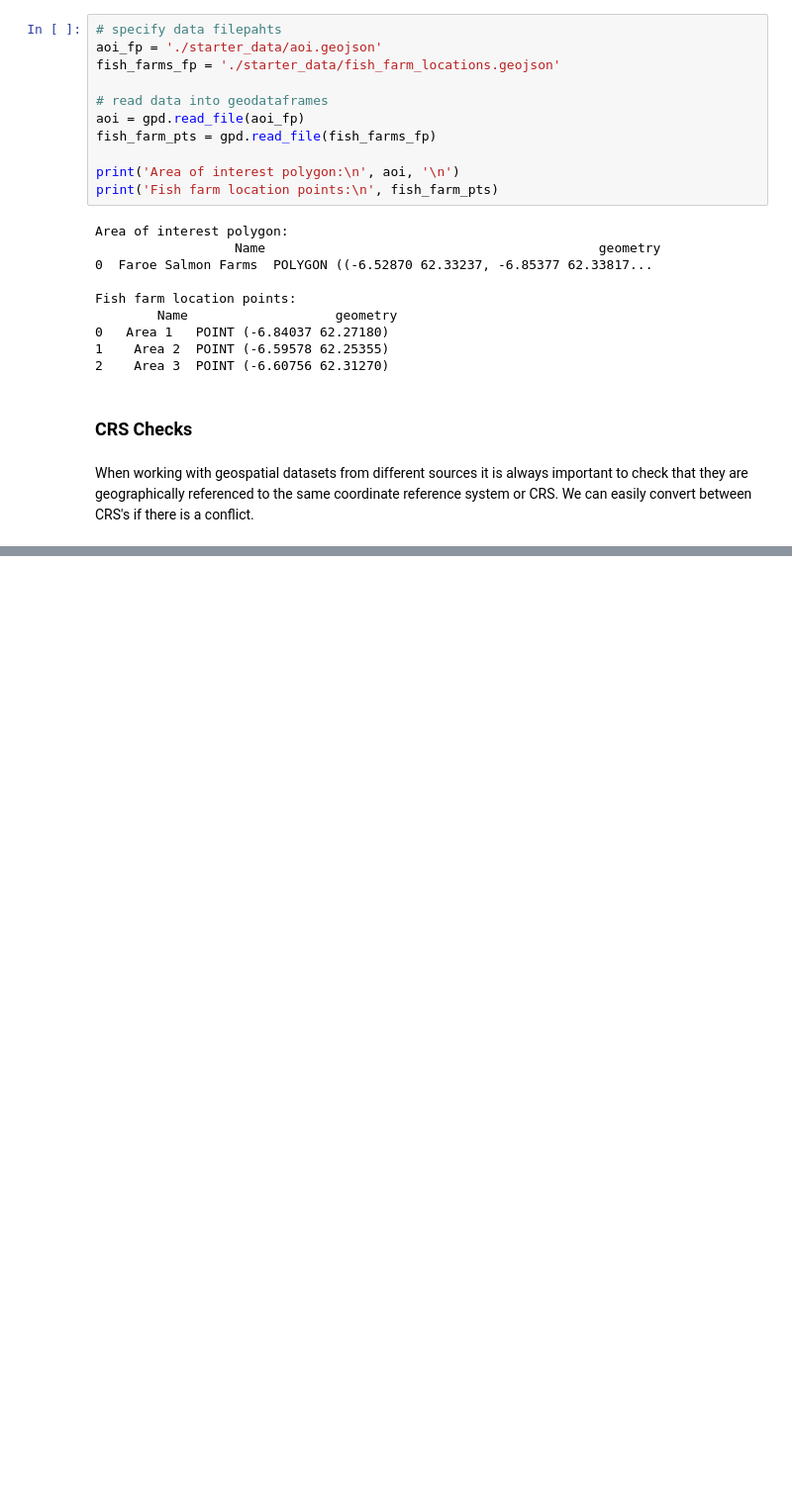
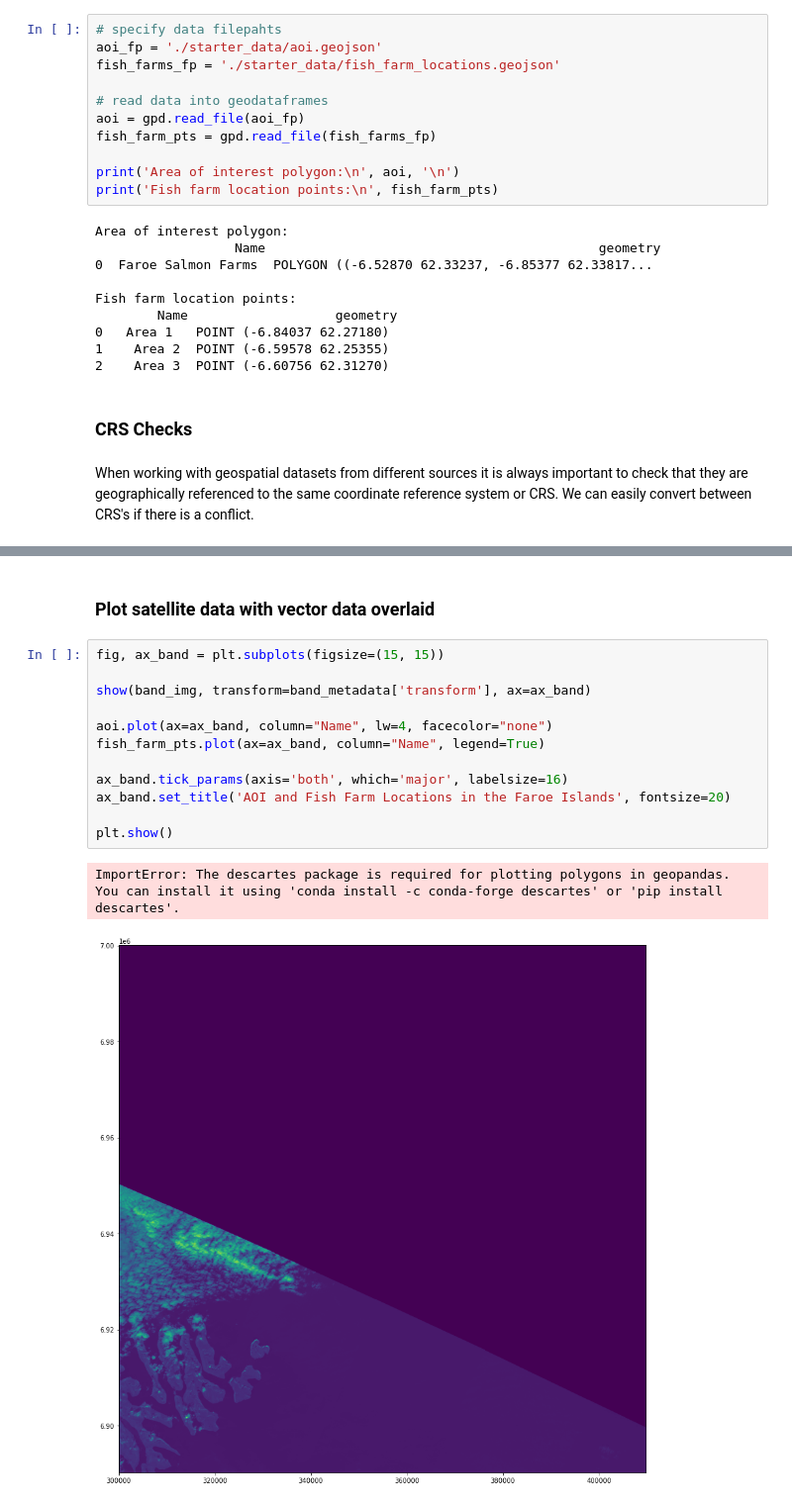
Before and after one commit to rwilks-earthobs/msc_eo_challenge, a Jupyter notebook: 230207 Introductory Jupyter Notebook.ipynb, the cells around one changed output, grey strips where cells are left out. Shown: that part at 99% size. Saved outputs shown, nothing was run; the diff lists cells and outputs as text; blank space fills up the shorter version.

Commit message:
Bit of tidying at the top and plotting vector data

```diff
--- a/230207 Introductory Jupyter Notebook.ipynb
+++ b/230207 Introductory Jupyter Notebook.ipynb
@@ -825,3 +808,20 @@ The CRS of the Sentinel 2 data is EPSG:32630
 The CRS of the aoi vector data is epsg:4326
 The CRS of the fish farm location vector data is epsg:4326
 True True
+# %% [markdown]
+### Plot satellite data with vector data overlaid
+# %%
+fig, ax_band = plt.subplots(figsize=(15, 15))
+
+show(band_img, transform=band_metadata['transform'], ax=ax_band)
+
+aoi.plot(ax=ax_band, column="Name", lw=4, facecolor="none")
+fish_farm_pts.plot(ax=ax_band, column="Name", legend=True)
+
+ax_band.tick_params(axis='both', which='major', labelsize=16)
+ax_band.set_title('AOI and Fish Farm Locations in the Faroe Islands', fontsize=20)
+
+plt.show()
+# %% [output]
+ImportError: The descartes package is required for plotting polygons in geopandas. You can install it using 'conda install -c conda-forge descartes' or 'pip install descartes'.
+[figure, added]
```
Also changed, not shown: parts of 9 cells of this notebook.
